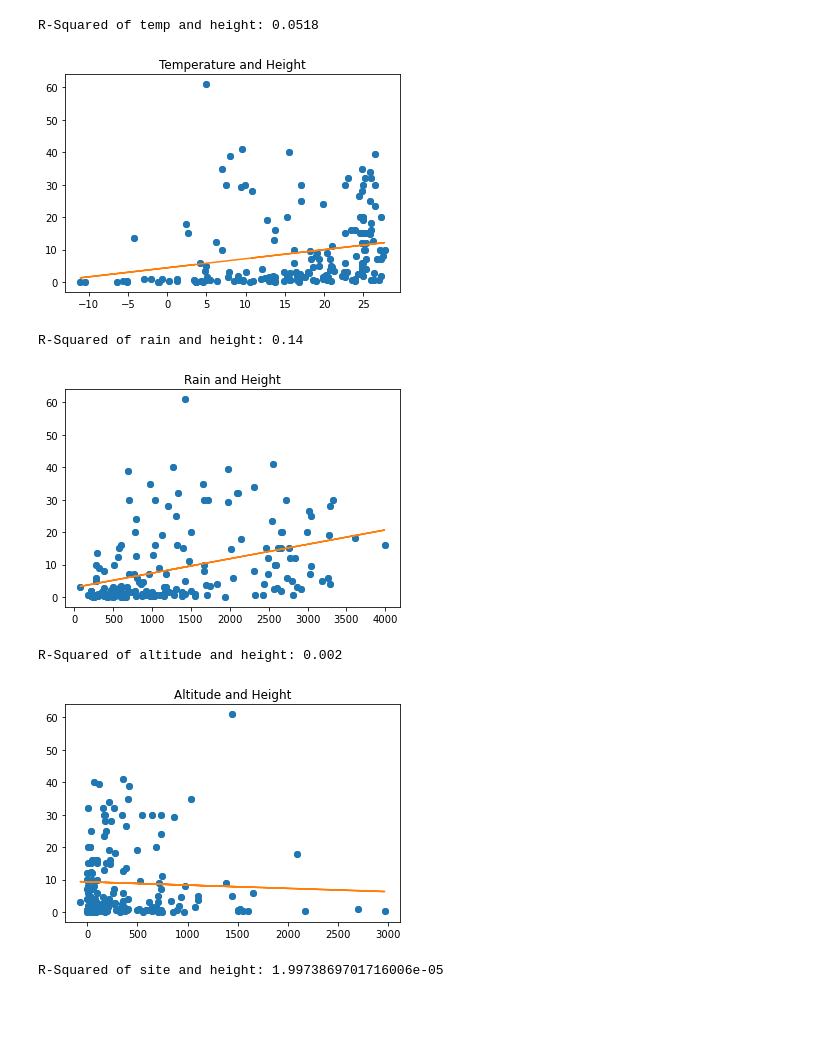
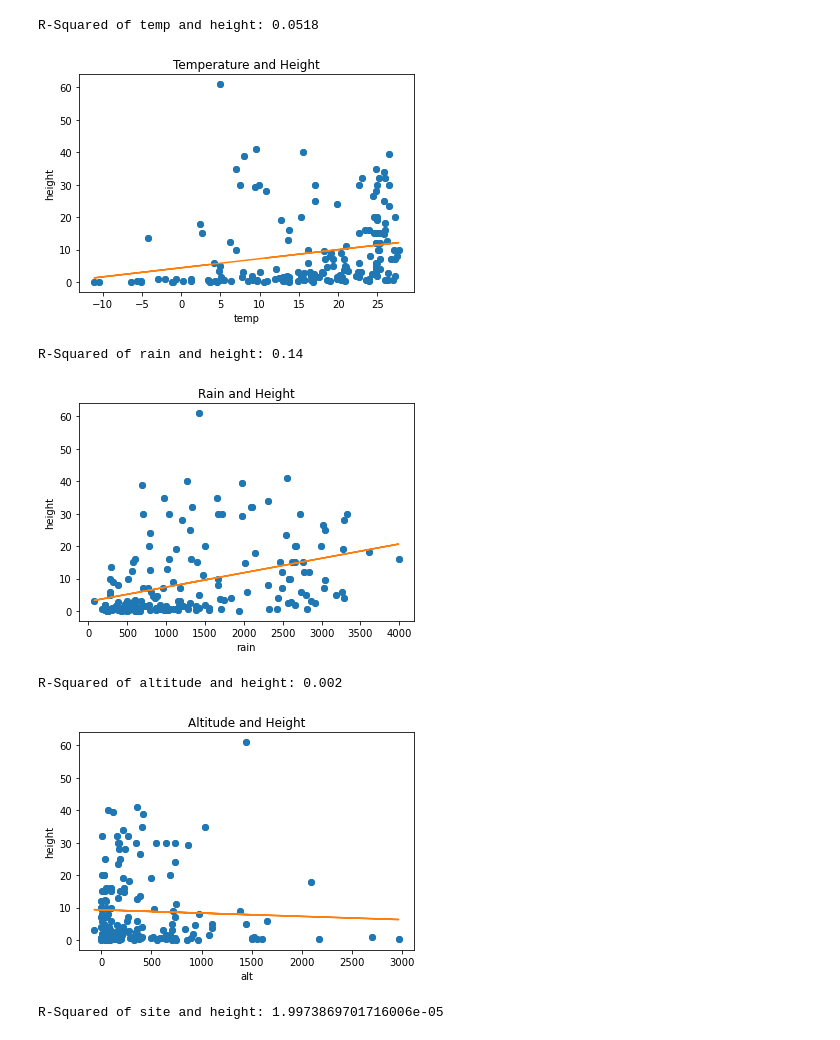
Before and after one commit to mlmarteja/Lab-3---Regression, a Jupyter notebook: Plant Height Data.ipynb, the cells around one changed output. Saved outputs shown, nothing was run; the diff lists cells and outputs as text; code cells hidden in the pictures; blank space fills up the shorter version.

```diff
--- a/Plant Height Data.ipynb
+++ b/Plant Height Data.ipynb
@@ -26,8 +26,6 @@ import numpy as np
 def main():
     plantData = pd.read_csv("PlantHeightData.csv",
                             usecols = ['temp','height','alt','rain','site'])
-    ##scatter plot##
-
     ##x and y data sets
     temp = np.array(plantData["temp"])
     height = np.array(plantData["height"])
@@ -37,52 +35,54 @@ def main():
 
     ##temp and height
     print("R-Squared of temp and height: " + str(round(RSquared(temp,height),4)))
-    ScatterPlot(temp,height,"Temperature and Height")
+    ScatterPlot(temp,height,"Temperature and Height","temp","height")
 
     print("\n")
 
     ##rain and height
     print("R-Squared of rain and height: " + str(round(RSquared(rain,height),4)))
-    ScatterPlot(rain,height,"Rain and Height")
+    ScatterPlot(rain,height,"Rain and Height","rain","height")
 
     print("\n")
 
    ##alt and height
     print("R-Squared of altitude and height: " + str(round(RSquared(alt,height),4)))
-    ScatterPlot(alt,height,"Altitude and Height")
+    ScatterPlot(alt,height,"Altitude and Height","alt","height")
 
     print("\n")
 
     ##site and height
     print("R-Squared of site and height: " + str(RSquared(site,height)))
-    ScatterPlot(site,height,"Site and Height")
+    ScatterPlot(site,height,"Site and Height","site","height")
 
 ##create scatter plot##
-def ScatterPlot(data_x,data_y,title):
+def ScatterPlot(data_x,data_y,title,xtitle,ytitle):
     plt.scatter(data_x,data_y)
     plt.title(title)
     plt.plot(data_x,data_y,'o')
+    plt.xlabel(xtitle)
+    plt.ylabel(ytitle)
     ##line of best fit
     m,b = np.polyfit(data_x,data_y,1)
     plt.plot(data_x, m*data_x + b)
     plt.show()
 
 
 ##r-squared##
 def RSquared(xDataSet,yDataSet):
     correlation_matrix = np.corrcoef(xDataSet, yDataSet)
     correlation_xy = correlation_matrix[0,1]
     r_squared = correlation_xy**2
     return r_squared
 
 
 ##calling main##
 main()
 # %% [output]
 R-Squared of temp and height: 0.0518
-[figure, old version]
+[figure, new version]
 R-Squared of rain and height: 0.14
-[figure, old version]
+[figure, new version]
 R-Squared of altitude and height: 0.002
-[figure, old version]
+[figure, new version]
 R-Squared of site and height: 1.9973869701716006e-05
```
Also changed, not shown: parts of 1 cell of this notebook.
